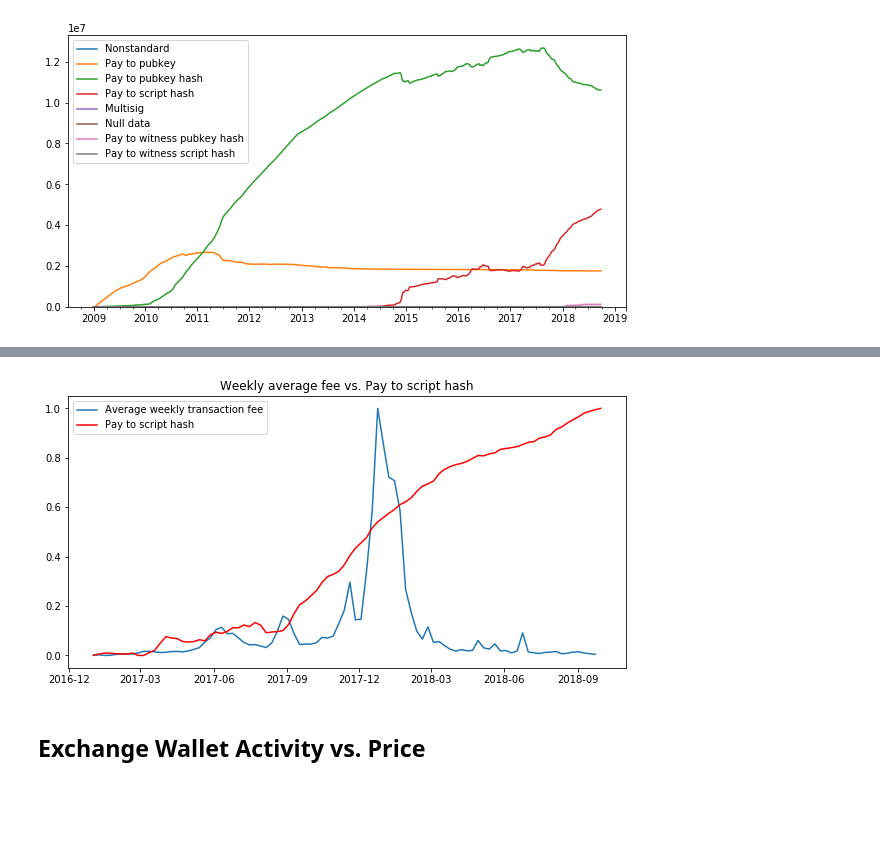
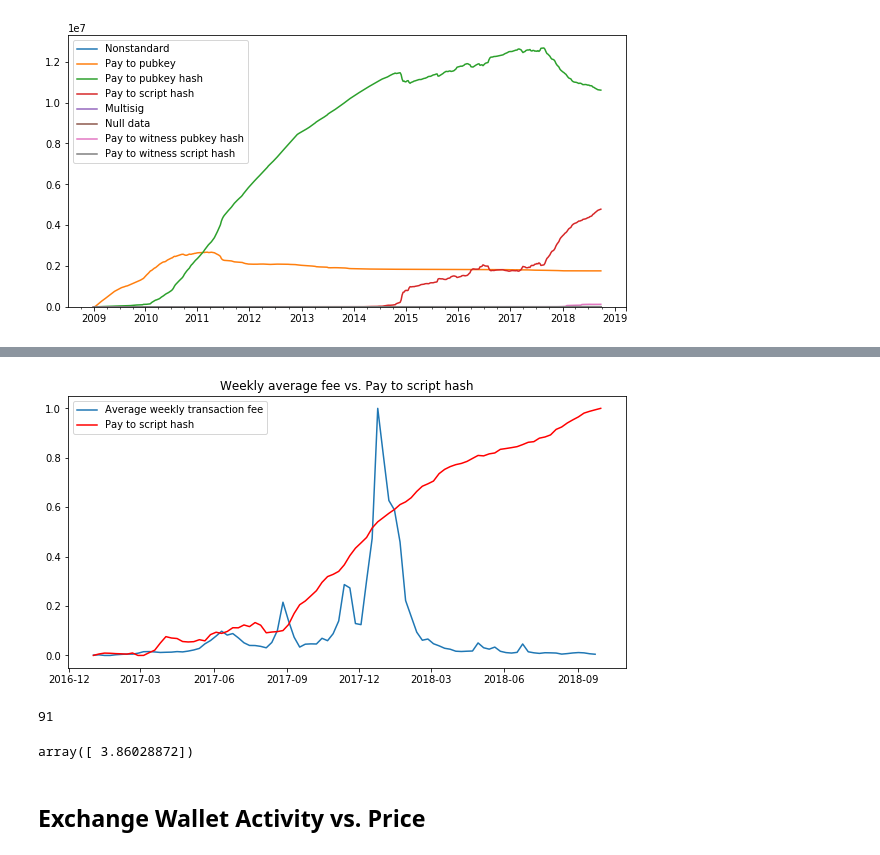
Before and after one commit to fund3/anova-blocksci, a Jupyter notebook: Eileen.ipynb, the cells around one changed output, grey strips where cells are left out. Cells and saved outputs as stored; diff of their text form; code cells hidden in the pictures; blank space fills up the shorter version.

```diff
--- a/Eileen.ipynb
+++ b/Eileen.ipynb
@@ -36,2 +23,0 @@ plt.plot(filtered_blocks)
-# %%
-chain.address_count(blocksci.address_type.pubkey)
@@ -554,22 +519,38 @@ Wall time: 307 ms
+# %%
+df_avg_fee = pd.DataFrame({"Fee":fees3}, index=times3)
+df_avg_fee = df_avg_fee.resample("d").mean()
+df_avg_fee = converter.satoshi_to_currency_df(df_avg_fee, chain.range(start = "2017-01-01", end = "2018-09-18"))#convert to USD
+df_count = pd.DataFrame({"Count":tx_count2}, index = times3)
+df_count = df_count.resample("d").sum()
+df_avg_fee["Count"] = df_count["Count"]
+df_avg_fee["Fee/Count"] = df_avg_fee["Fee"]/df_avg_fee["Count"]
 # %%
 '''Relationship between pay to script hash and average transaction fees.'''
-df_avg_fee = pd.DataFrame({"Fee":fees3}, index=times3)
-df_avg_fee = converter.satoshi_to_currency_df(df_avg_fee, chain.range(start = "2017-01-01", end = "2018-09-18"))#convert to USD
+#df_avg_fee = pd.DataFrame({"Fee":fees3}, index=times3)
 df_avg_fee_weekly = df_avg_fee.resample("W").mean()
 df_weekly = df.resample("W").mean()
 #df_avg_fee_weekly.drop(df_avg_fee_weekly.tail(8).index,inplace=True) #drop last 8 rows
 
 #apply min max normalisation on the dataframes
 df_avg_fee_weekly = (df_avg_fee_weekly-df_avg_fee_weekly.min())/(df_avg_fee_weekly.max()-df_avg_fee_weekly.min())
 df_weekly = (df_weekly-df_weekly.min())/(df_weekly.max()-df_weekly.min())
 plt.figure(figsize = (10,5))
-plt.plot(df_avg_fee_weekly, label = "Average weekly transaction fee")
+plt.plot(df_avg_fee_weekly["Fee/Count"], label = "Average weekly transaction fee")
 plt.plot(df_weekly["Pay to script hash"].tail(100), color = "red")
 plt.title("Weekly average fee vs. Pay to script hash")
 plt.legend()
 plt.show()
 # %% [output]
-[figure, old version]
+[figure, new version]
+# %%
+df_weekly = df_weekly[:-1] #remove the last value so that the arrays are equal
+# %% [output]
+91
+# %%
+#Pearson correlation between pay to script hash and average weekly transaction fees.
+np.correlate(df_weekly["Pay to script hash"].values.flatten(), df_avg_fee_weekly["Fee/Count"].values.flatten())
+# %% [output]
+array([ 3.86028872])
 # %% [markdown]
 ## Exchange Wallet Activity vs. Price
 # %%
```
Also changed, not shown: parts of 23 cells of this notebook.
